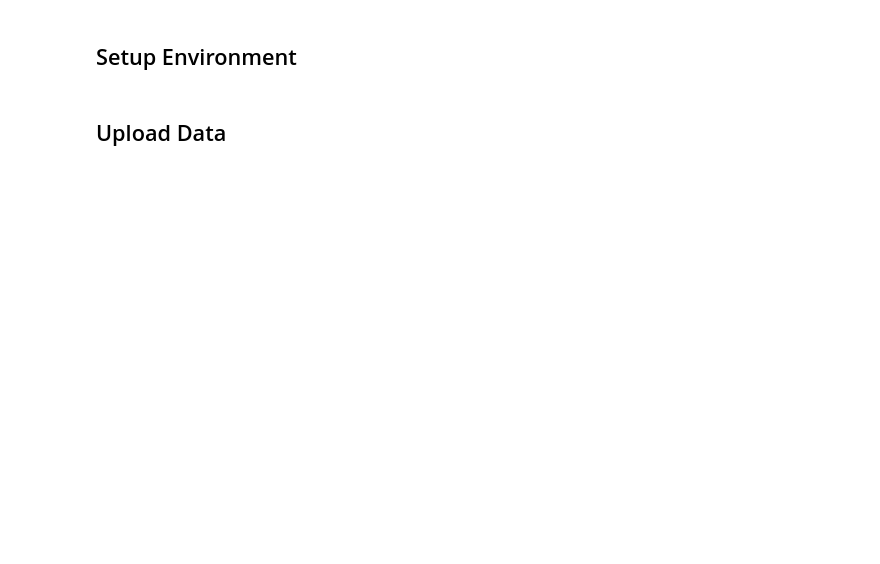
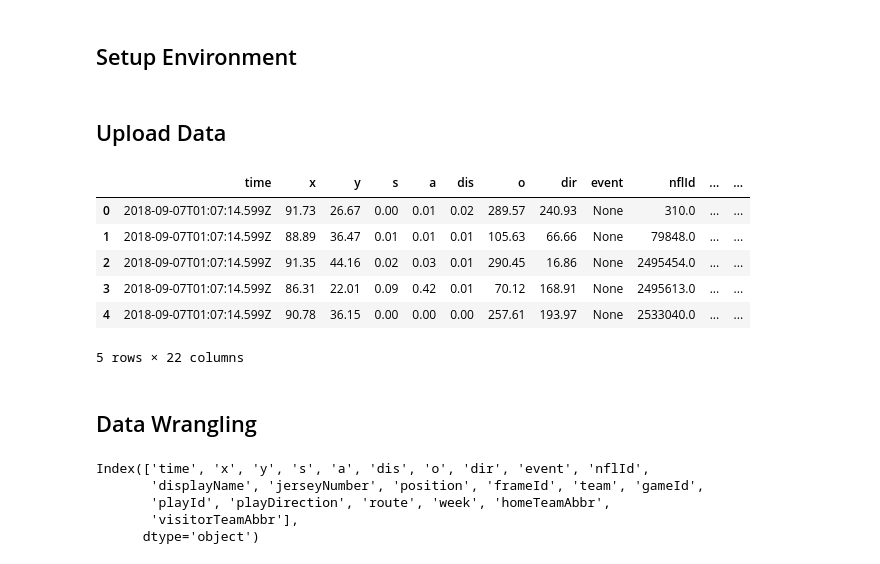
Before and after one commit to scunden/WR-Archetypes, a Jupyter notebook: Archetype.ipynb, the cells around one changed output. Cells and saved outputs as stored; diff of their text form; code cells hidden in the pictures; blank space fills up the shorter version.

```diff
--- a/Archetype.ipynb
+++ b/Archetype.ipynb
@@ -21,9 +22,19 @@ import re
 path = 'C:\\Users\\steve\\OneDrive\\Desktop\\Github\\NFL Big Data Bowl\\0. Data'
 allFiles = [f for f in listdir(path) if isfile(join(path, f))]
 # %%
+# Upload files
 games = pd.read_csv("../0. Data/games.csv")
 players = pd.read_csv("../0. Data/players.csv")
 plays = pd.read_csv("../0. Data/plays.csv")
 
-# test_week = pd.read_csv("../0. Data/week6.csv")
-# test_week = test_week.merge(games[['gameId','homeTeamAbbr','visitorTeamAbbr']], on='gameId')
+weeklyData = pd.DataFrame()
+
+# Go through all weekly data and upload it
+for file in allFiles:
+    if "week" in file:
+        tempWeek = pd.read_csv("../0. Data/"+file)
+        tempWeek['week'] = re.findall(r'\d+', file)[0]
+        weeklyData = pd.concat([weeklyData, tempWeek])
+
+# merge with games to add home/away team indicators
+weeklyData = weeklyData.merge(games[['gameId','homeTeamAbbr','visitorTeamAbbr']], on='gameId')
@@ -37,0 +41,20 @@ for file in allFiles:
+# %%
+weeklyData.head()
+# %% [output]
+|  | time | x | y | s | a | dis | o | dir | event | nflId | ... | ... |
+| 0 | 2018-09-07T01:07:14.599Z | 91.73 | 26.67 | 0.00 | 0.01 | 0.02 | 289.57 | 240.93 | None | 310.0 | ... | ... |
+| 1 | 2018-09-07T01:07:14.599Z | 88.89 | 36.47 | 0.01 | 0.01 | 0.01 | 105.63 | 66.66 | None | 79848.0 | ... | ... |
+| 2 | 2018-09-07T01:07:14.599Z | 91.35 | 44.16 | 0.02 | 0.03 | 0.01 | 290.45 | 16.86 | None | 2495454.0 | ... | ... |
+| 3 | 2018-09-07T01:07:14.599Z | 86.31 | 22.01 | 0.09 | 0.42 | 0.01 | 70.12 | 168.91 | None | 2495613.0 | ... | ... |
+| 4 | 2018-09-07T01:07:14.599Z | 90.78 | 36.15 | 0.00 | 0.00 | 0.00 | 257.61 | 193.97 | None | 2533040.0 | ... | ... |
+5 rows × 22 columns
+# %% [markdown]
+## Data Wrangling
+# %%
+weeklyData.columns
+# %% [output]
+Index(['time', 'x', 'y', 's', 'a', 'dis', 'o', 'dir', 'event', 'nflId',
+       'displayName', 'jerseyNumber', 'position', 'frameId', 'team', 'gameId',
+       'playId', 'playDirection', 'route', 'week', 'homeTeamAbbr',
+       'visitorTeamAbbr'],
+      dtype='object')
```
Also changed, not shown: parts of 10 cells of this notebook.
